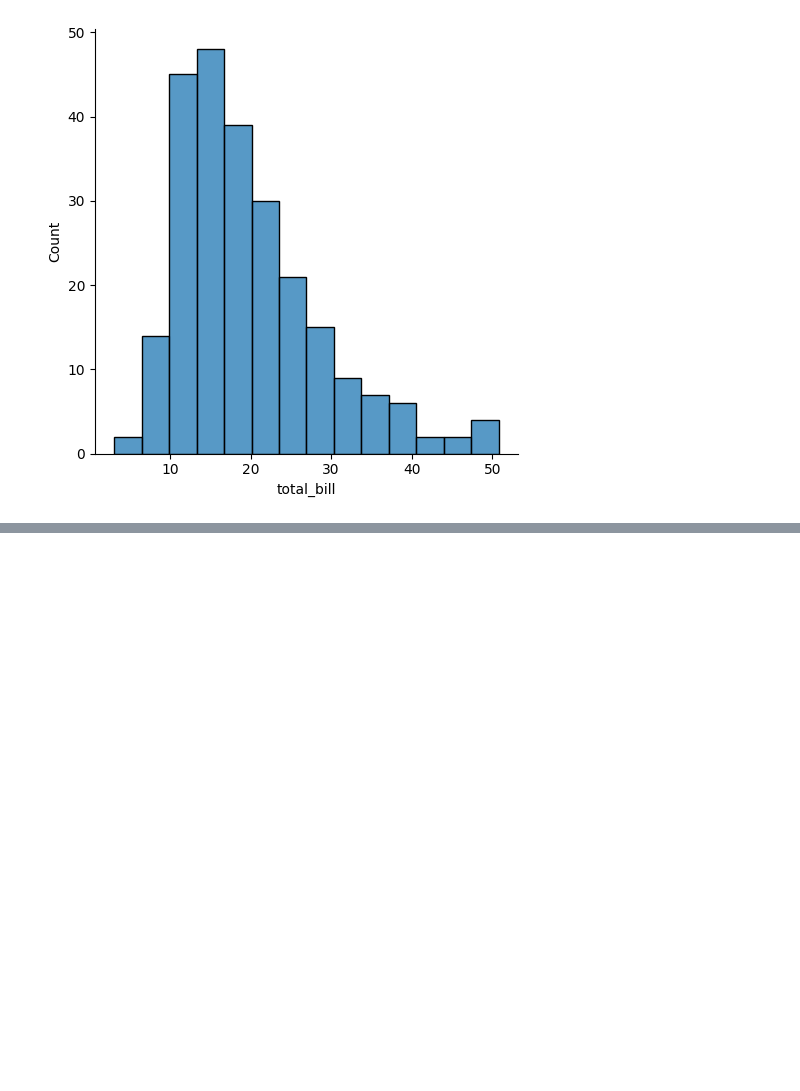
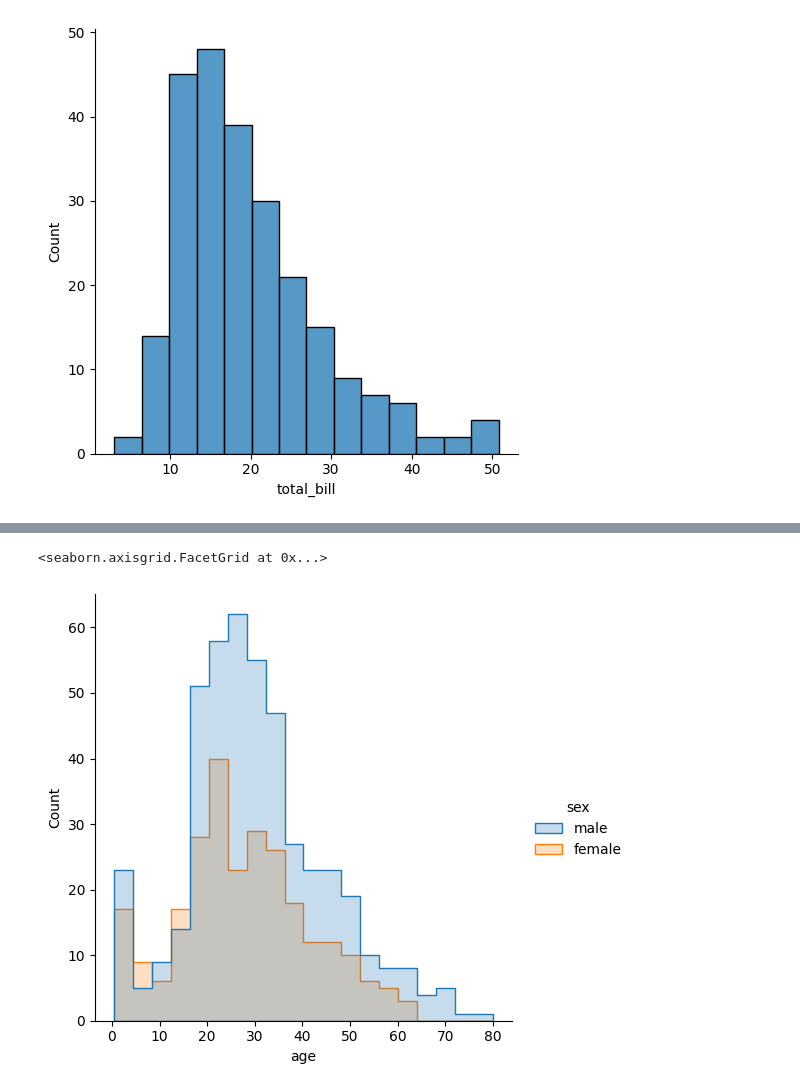
Before and after one commit to Muhammad-Waleed-Source/Seaborn, a Jupyter notebook: Seaborn_1.ipynb, the cells around one changed output, grey strips where cells are left out. Cells and saved outputs as stored; diff of their text form; code cells hidden in the pictures; blank space fills up the shorter version.

```diff
--- a/Seaborn_1.ipynb
+++ b/Seaborn_1.ipynb
@@ -323,0 +346,3 @@ sns.displot(tips, x='total_bill', kind='hist')
+# %%
+titanic = sns.load_dataset('titanic')
+titanic.sample(5)
@@ -323,0 +356,7 @@ sns.displot(tips, x='total_bill', kind='hist')
+# %%
+# number of male and females in particular age group.
+
+sns.displot(titanic, x='age', kind='hist', hue='sex', element='step')
+# %% [output]
+<seaborn.axisgrid.FacetGrid at 0x...>
+[figure, added]
```
Also changed, not shown: parts of 5 cells of this notebook.
